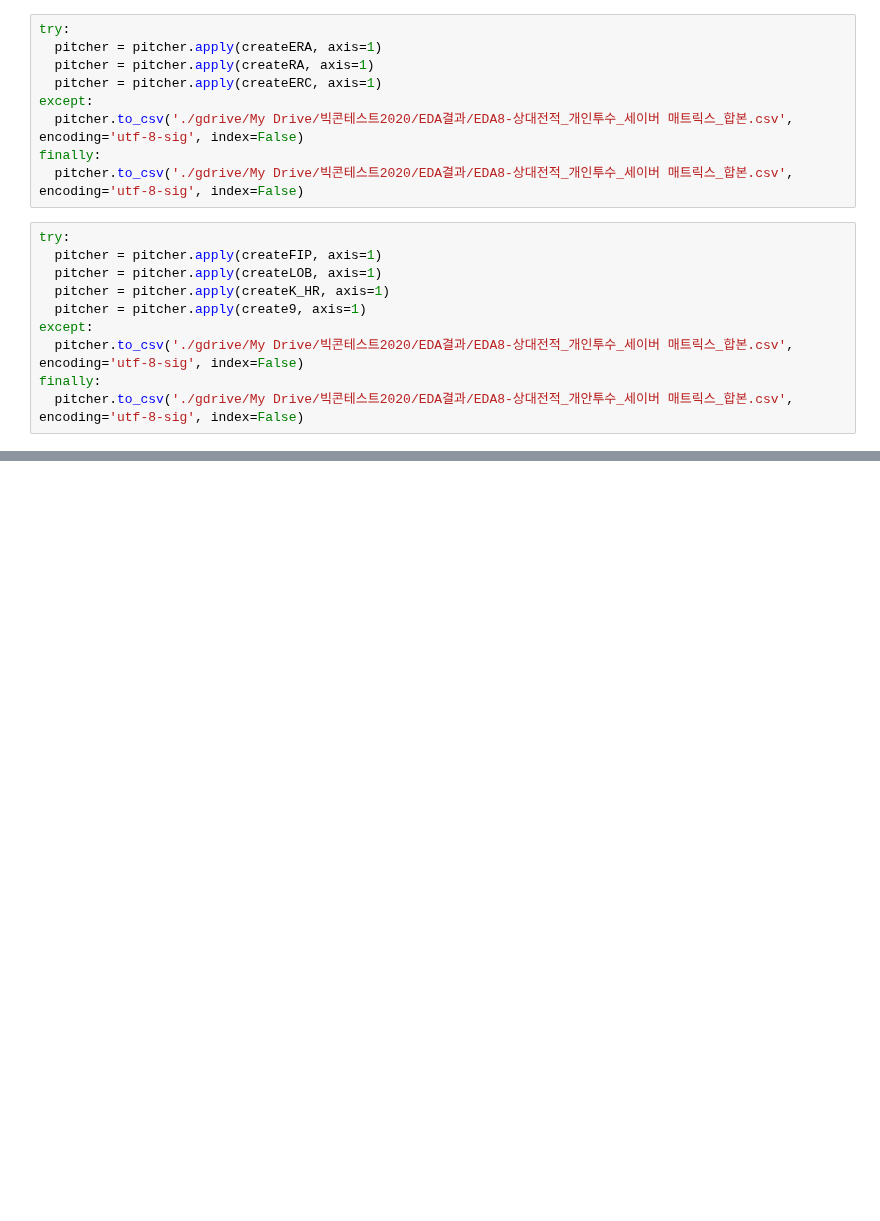
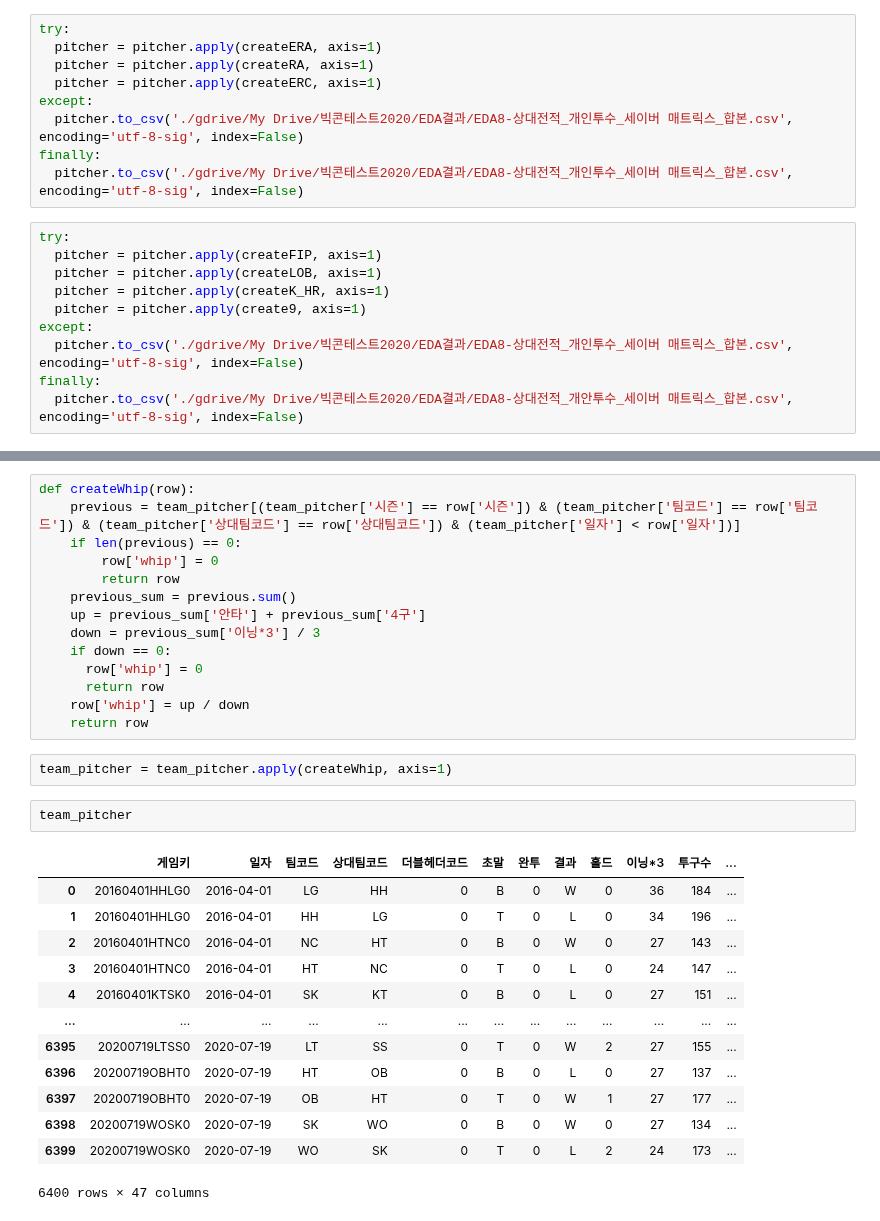
Before and after one commit to seonghunYang/big_contest2020, a Jupyter notebook: EDA8_상대전적별_투수_세이버메트릭스_생성.ipynb, the cells around one changed output, grey strips where cells are left out. Drawn from its saved outputs; the diff is of its cells as text; blank space fills up the shorter version.

```diff
--- a/EDA8_상대전적별_투수_세이버메트릭스_생성.ipynb
+++ b/EDA8_상대전적별_투수_세이버메트릭스_생성.ipynb
@@ -352,0 +371,32 @@ finally:
+# %%
+def createWhip(row):
+    previous = team_pitcher[(team_pitcher['시즌'] == row['시즌']) & (team_pitcher['팀코드'] == row['팀코드']) & (team_pitcher['상대팀코드'] == row['상대팀코드']) & (team_pitcher['일자'] < row['일자'])]
+    if len(previous) == 0:
+        row['whip'] = 0
+        return row
+    previous_sum = previous.sum()
+    up = previous_sum['안타'] + previous_sum['4구']
+    down = previous_sum['이닝*3'] / 3
+    if down == 0:
+      row['whip'] = 0
+      return row
+    row['whip'] = up / down
+    return row
+# %%
+team_pitcher = team_pitcher.apply(createWhip, axis=1)
+# %%
+team_pitcher
+# %% [output]
+|  | 게임키 | 일자 | 팀코드 | 상대팀코드 | 더블헤더코드 | 초말 | 완투 | 결과 | 홀드 | 이닝*3 | 투구수 | ... |
+| 0 | 20160401HHLG0 | 2016-04-01 | LG | HH | 0 | B | 0 | W | 0 | 36 | 184 | ... |
+| 1 | 20160401HHLG0 | 2016-04-01 | HH | LG | 0 | T | 0 | L | 0 | 34 | 196 | ... |
+| 2 | 20160401HTNC0 | 2016-04-01 | NC | HT | 0 | B | 0 | W | 0 | 27 | 143 | ... |
+| 3 | 20160401HTNC0 | 2016-04-01 | HT | NC | 0 | T | 0 | L | 0 | 24 | 147 | ... |
+| 4 | 20160401KTSK0 | 2016-04-01 | SK | KT | 0 | B | 0 | L | 0 | 27 | 151 | ... |
+| ... | ... | ... | ... | ... | ... | ... | ... | ... | ... | ... | ... | ... |
+| 6395 | 20200719LTSS0 | 2020-07-19 | LT | SS | 0 | T | 0 | W | 2 | 27 | 155 | ... |
+| 6396 | 20200719OBHT0 | 2020-07-19 | HT | OB | 0 | B | 0 | L | 0 | 27 | 137 | ... |
+| 6397 | 20200719OBHT0 | 2020-07-19 | OB | HT | 0 | T | 0 | W | 1 | 27 | 177 | ... |
+| 6398 | 20200719WOSK0 | 2020-07-19 | SK | WO | 0 | B | 0 | W | 0 | 27 | 134 | ... |
+| 6399 | 20200719WOSK0 | 2020-07-19 | WO | SK | 0 | T | 0 | L | 2 | 24 | 173 | ... |
+6400 rows × 47 columns
```
Also changed, not shown: parts of 9 cells of this notebook.
